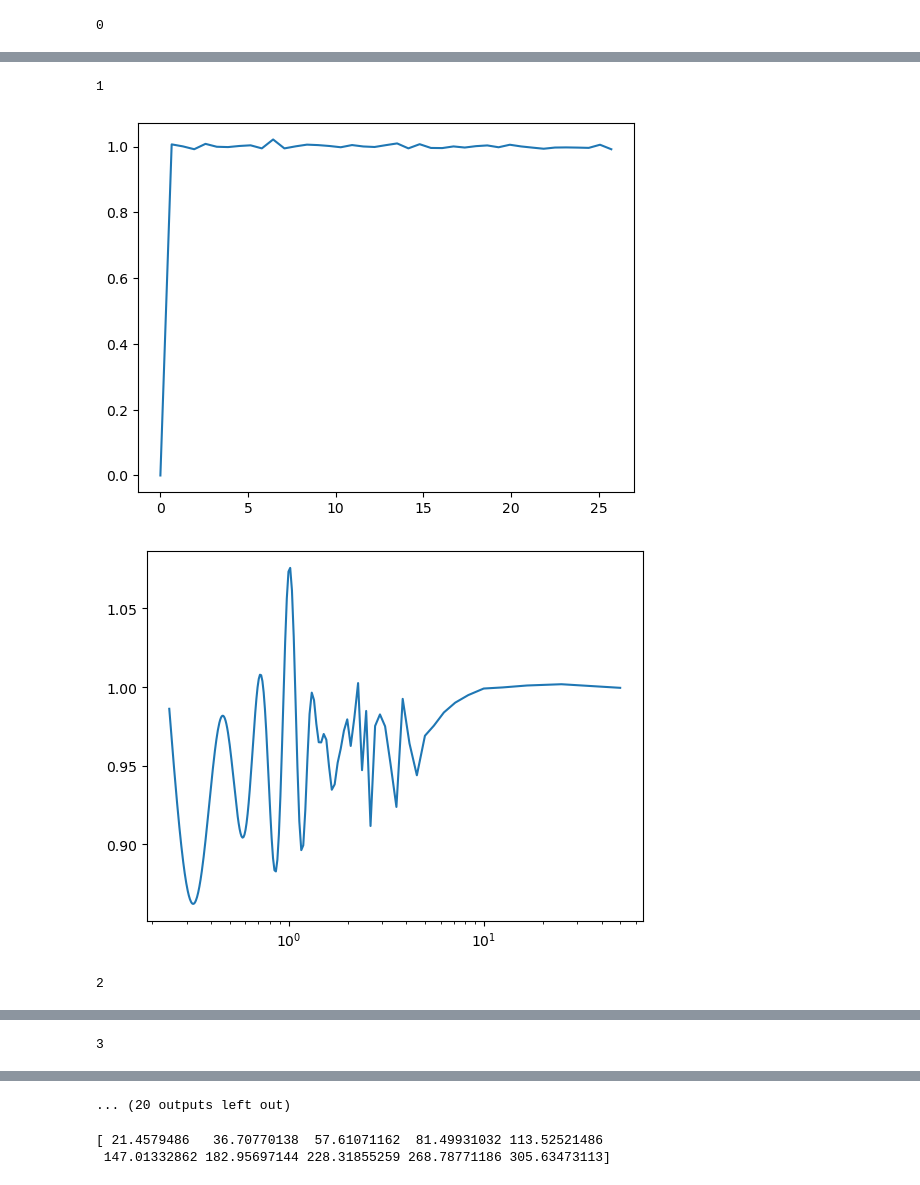
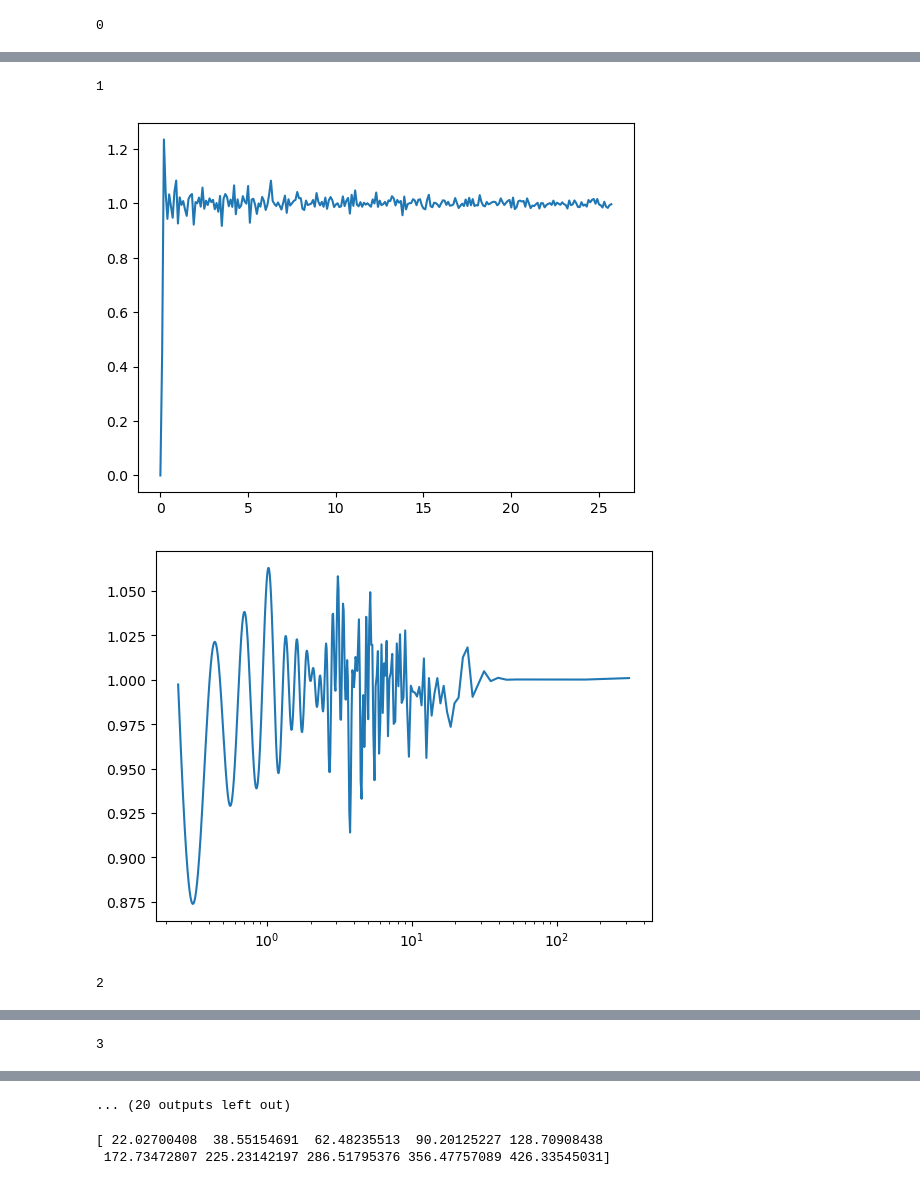
Before and after one commit to xianyang316/Hyperuniformity_simulation, a Jupyter notebook: code/variance_calculations_test.ipynb, the cells around one changed output, grey strips where cells are left out. Drawn from its saved outputs; the diff is of its cells as text; code cells hidden in the pictures.

```diff
--- a/code/variance_calculations_test.ipynb
+++ b/code/variance_calculations_test.ipynb
@@ -21,7 +21,7 @@ for i in range(len(radius)):
         file_name = f'positions/positions_{j}.txt'
         data = np.loadtxt(file_name)
         helper.set_positions(data[1:])
-        r, gr = helper.calculate_radial_distribution(40, 2)
+        r, gr = helper.calculate_radial_distribution(int(radius[i]/0.1), 2)
         all_gr.append(gr)
     avg_gr = np.mean(all_gr, axis=0)
     plt.plot(r, avg_gr)
@@ -45,4 +45,4 @@ plt.ylabel("variances_squqared")
 1
-[figure, old version]
+[figure, new version]
-[figure, old version]
+[figure, new version]
 2
@@ -55,8 +55,8 @@ plt.ylabel("variances_squqared")
 # %%
 print(scaled_variances)
 # %% [output]
-[ 21.4579486   36.70770138  57.61071162  81.49931032 113.52521486
- 147.01332862 182.95697144 228.31855259 268.78771186 305.63473113]
+[ 22.02700408  38.55154691  62.48235513  90.20125227 128.70908438
+ 172.73472807 225.23142197 286.51795376 356.47757089 426.33545031]
 # %%
 indexes= scaled_variances>0
 variances_radius_ratio = (scaled_variances[indexes])/(radius[indexes])**2
```
Also changed, not shown: parts of 2 cells of this notebook, 2 other files.
